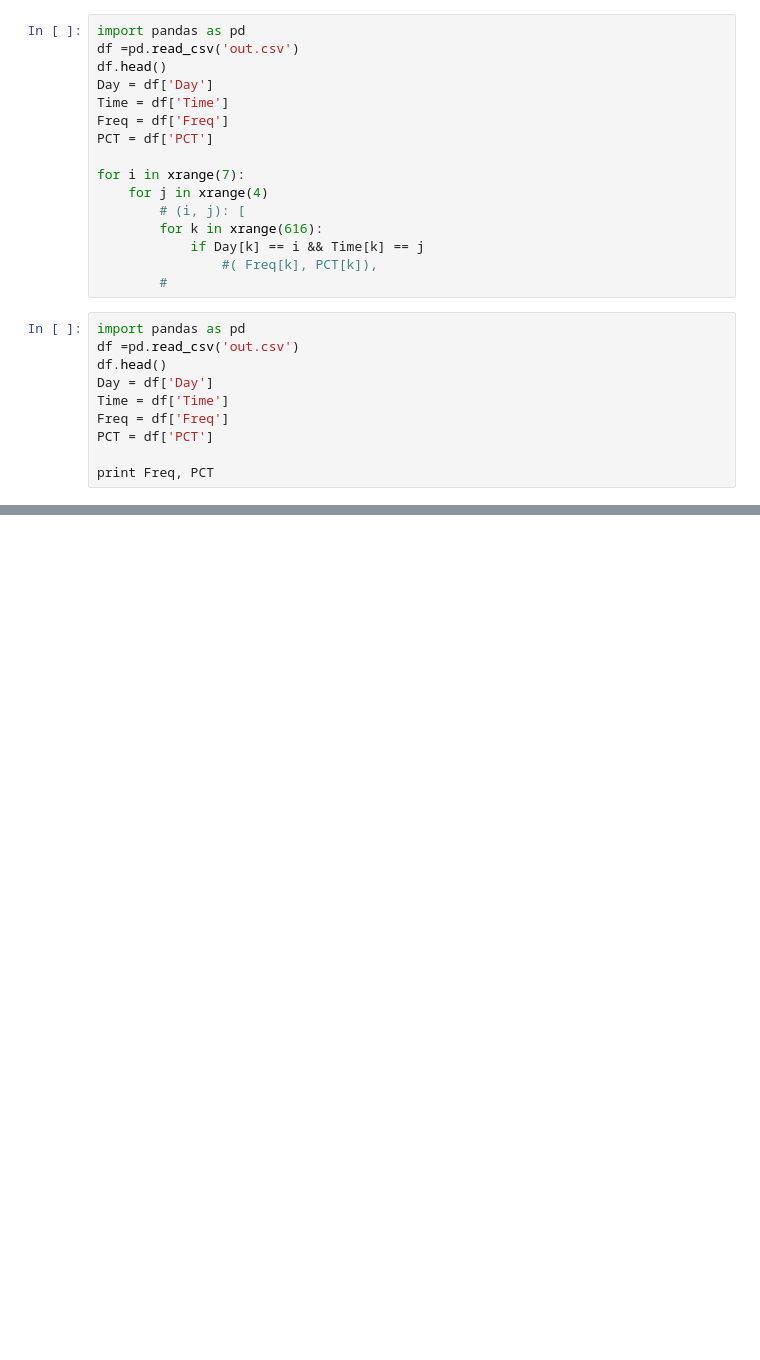
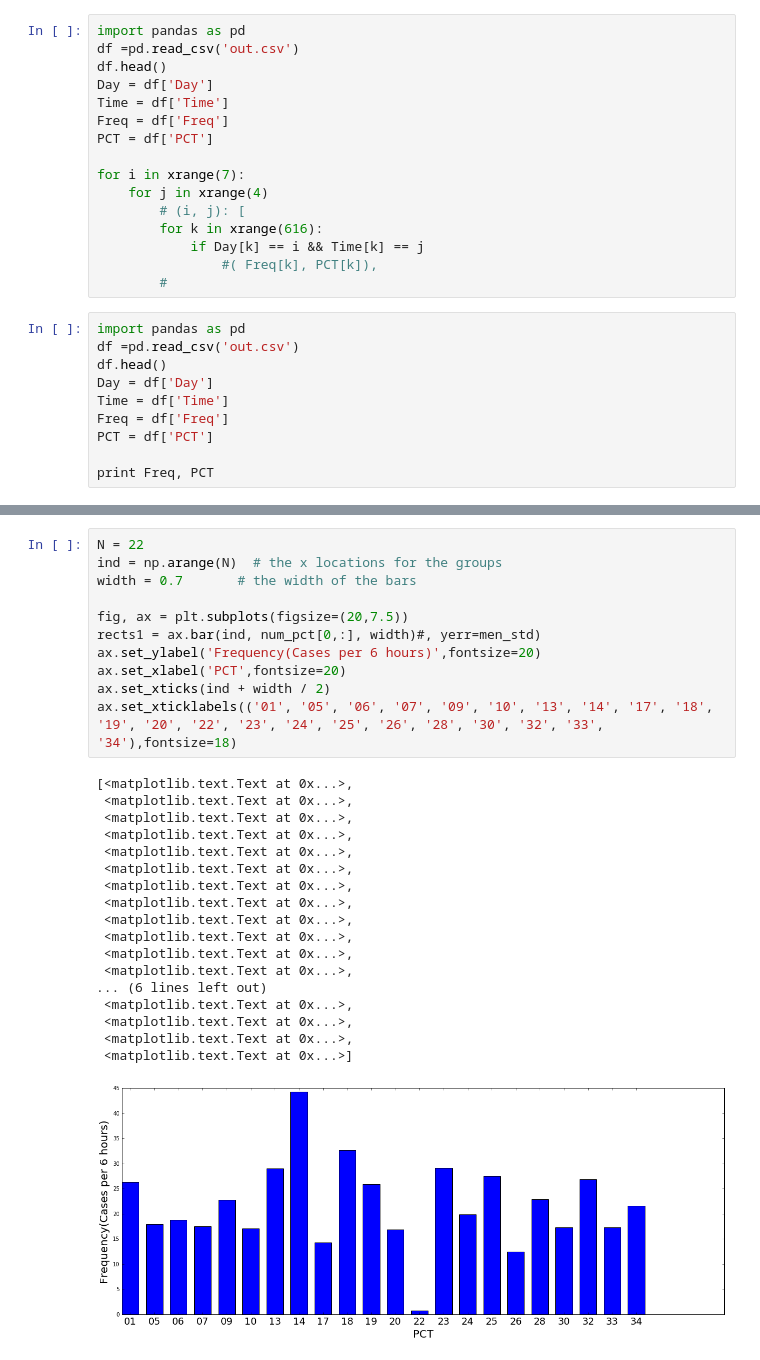
Before and after one commit to yh2866/E4990-data-science-project, a Jupyter notebook: Data_Structure_Transfer.ipynb, the cells around one changed output, grey strips where cells are left out. Saved outputs shown, nothing was run; the diff lists cells and outputs as text; blank space fills up the shorter version.

```diff
--- a/Data_Structure_Transfer.ipynb
+++ b/Data_Structure_Transfer.ipynb
@@ -95,0 +125,30 @@ plt.legend(loc=2)
+# %%
+N = 22
+ind = np.arange(N)  # the x locations for the groups
+width = 0.7       # the width of the bars
+
+fig, ax = plt.subplots(figsize=(20,7.5))
+rects1 = ax.bar(ind, num_pct[0,:], width)#, yerr=men_std)
+ax.set_ylabel('Frequency(Cases per 6 hours)',fontsize=20)
+ax.set_xlabel('PCT',fontsize=20)
+ax.set_xticks(ind + width / 2)
+ax.set_xticklabels(('01', '05', '06', '07', '09', '10', '13', '14', '17', '18', '19', '20', '22', '23', '24', '25', '26', '28', '30', '32', '33', '34'),fontsize=18)
+# %% [output]
+[<matplotlib.text.Text at 0x...>,
+ <matplotlib.text.Text at 0x...>,
+ <matplotlib.text.Text at 0x...>,
+ <matplotlib.text.Text at 0x...>,
+ <matplotlib.text.Text at 0x...>,
+ <matplotlib.text.Text at 0x...>,
+ <matplotlib.text.Text at 0x...>,
+ <matplotlib.text.Text at 0x...>,
+ <matplotlib.text.Text at 0x...>,
+ <matplotlib.text.Text at 0x...>,
+ <matplotlib.text.Text at 0x...>,
+ <matplotlib.text.Text at 0x...>,
+... (6 lines left out)
+ <matplotlib.text.Text at 0x...>,
+ <matplotlib.text.Text at 0x...>,
+ <matplotlib.text.Text at 0x...>,
+ <matplotlib.text.Text at 0x...>]
+[figure, added]
```
Also changed, not shown: parts of 5 cells of this notebook, 2 other files.
